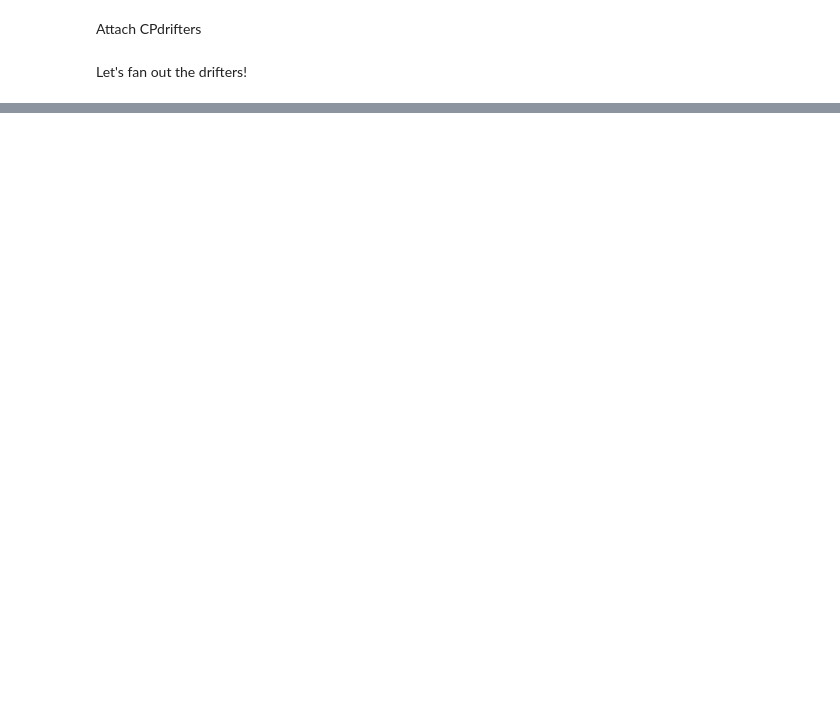
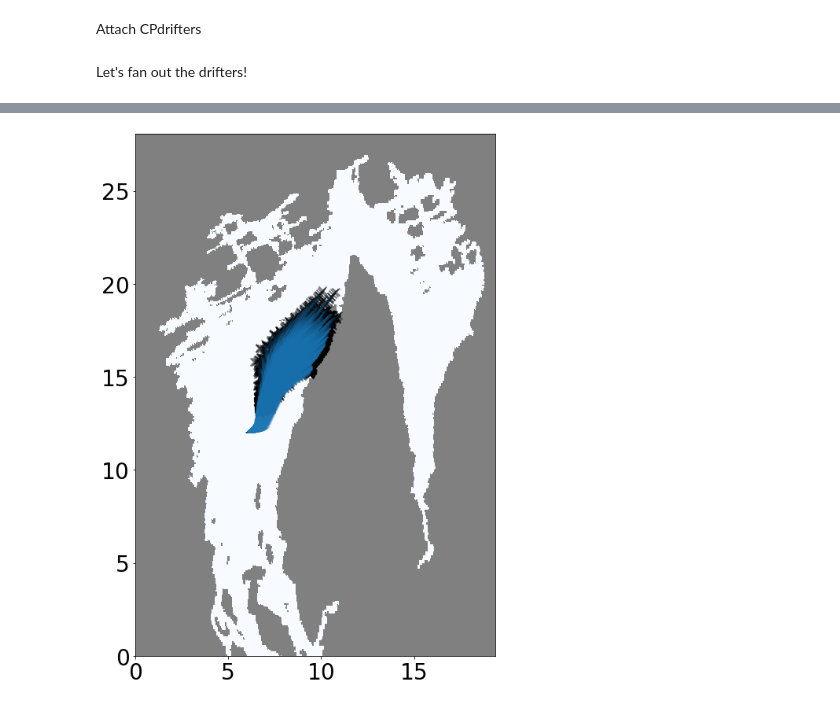
Before and after one commit to sintefmath/reduced-gravity-ocean-model, a Jupyter notebook: notebooks/Oslofjord/Oslofjord-CrossProdDrifters.ipynb, the cells around one changed output, grey strips where cells are left out. Cells and saved outputs as stored; diff of their text form; code cells hidden in the pictures; blank space fills up the shorter version.

```diff
--- a/notebooks/Oslofjord/Oslofjord-CrossProdDrifters.ipynb
+++ b/notebooks/Oslofjord/Oslofjord-CrossProdDrifters.ipynb
@@ -713,0 +690,4 @@ while pure_barotropic_sims[0].t < T:
+# %%
+import xarray as xr
+ds = xr.open_dataset(source_url)
+ds
@@ -713,0 +712,3 @@ while pure_barotropic_sims[0].t < T:
+# %%
+dimY, dimX = ds.h.data.shape
+x0, x1, y0, y1 = 5, dimX-5, 175, dimY-5
@@ -714 +717,10 @@ while pure_barotropic_sims[0].t < T:
+# %%
+timestamp = "2023-03-19T14_38_27"
+
+trajectories = []
+
+for f in os.listdir('pickles/'+timestamp):
+    obs= Observation.Observation()
+    obs.read_pickle('pickles/'+timestamp+'/'+ f )
+    trajectories.append( obs )
 # %%
@@ -736,0 +761,6 @@ with plt.rc_context({'lines.color':'black',
+# %%
+drifter_id = 0
+# %%
+plot_cp_trajectories(trajectories, drifter_id)
+# %% [output]
+[figure, added]
```
Also changed, not shown: parts of 38 cells of this notebook.
